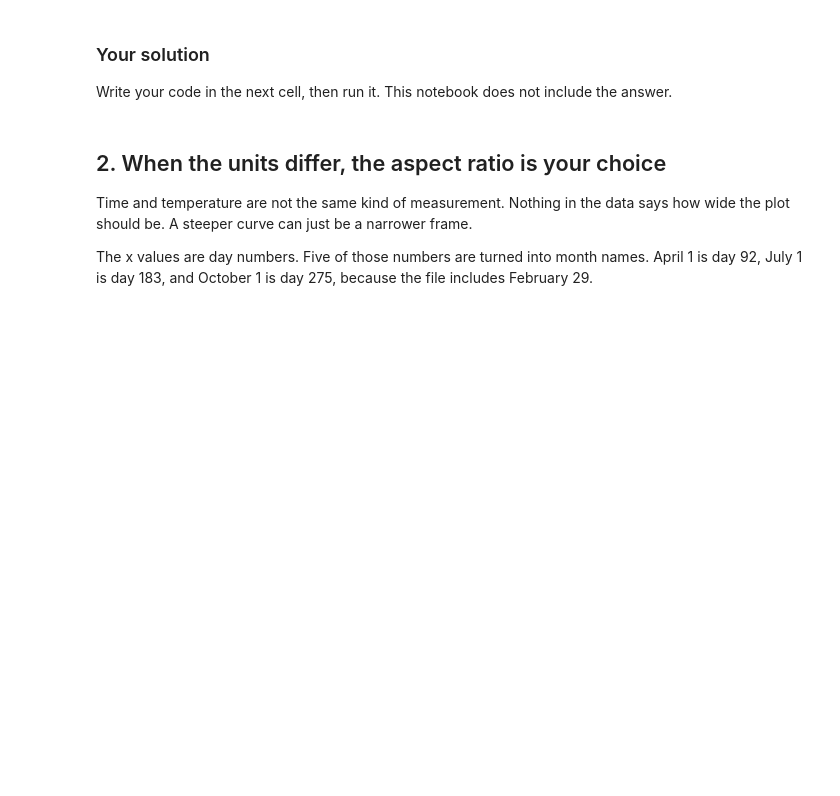
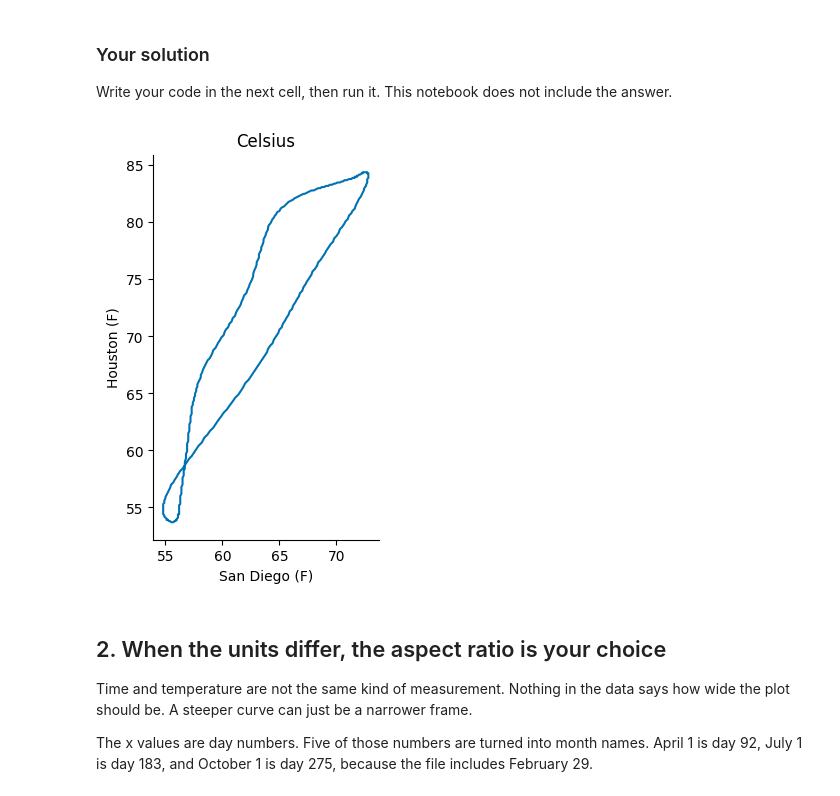
Before and after one commit to MQAZ11/DATA-110-Fall-2026, a Jupyter notebook: week-04/coordinate-systems-axes.ipynb, the cells around one changed output. Drawn from its saved outputs; the diff is of its cells as text; code cells hidden in the pictures; blank space fills up the shorter version.

```diff
--- a/week-04/coordinate-systems-axes.ipynb
+++ b/week-04/coordinate-systems-axes.ipynb
@@ -205,3 +205,10 @@ Subtracting 32 moves the zero. Multiplying by 5/9 changes the size of one degree
 Write your code in the next cell, then run it. This notebook does not include the answer.
 # %%
 # Write your solution here.
+def fahrenheit_to_celsius(temp_f):
+  celsius=(temp_f - 32) * 5/9
+  return celsius
+
+fahrenheit_to_celsius(32)
+
+fahrenheit_to_celsius(212)
@@ -236,6 +245,18 @@ plt.show()  # show() draws the picture
 Write your code in the next cell, then run it. This notebook does not include the answer.
 # %%
 # Write your solution here.
+fig, ax = plt.subplots(figsize=(5, 5))
+ax.plot(san_diego["temperature"], houston["temperature"], color=BLUE)
+ax.set_aspect("equal")
+ax.set_xlabel("San Diego (F)")
+ax.set_ylabel("Houston (F)")
+ax.set_title("Celsius")
+def fahrenheit_to_celsius(temp_f):
+  celsius=(temp_f - 32) * 5/9
+  return celsius
+plt.show()
+# %% [output]
+[figure, added]
 # %% [markdown]
 ## 2. When the units differ, the aspect ratio is your choice
 
```
Also changed, not shown: parts of 9 cells of this notebook.
